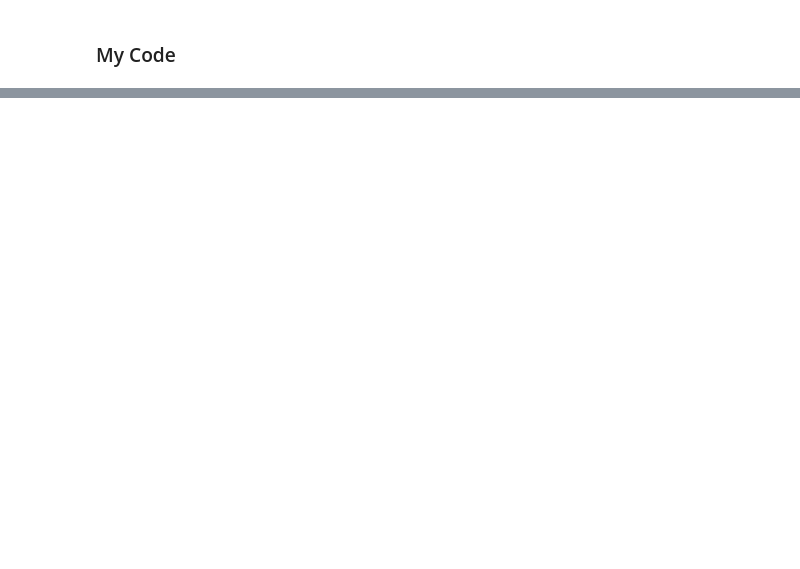
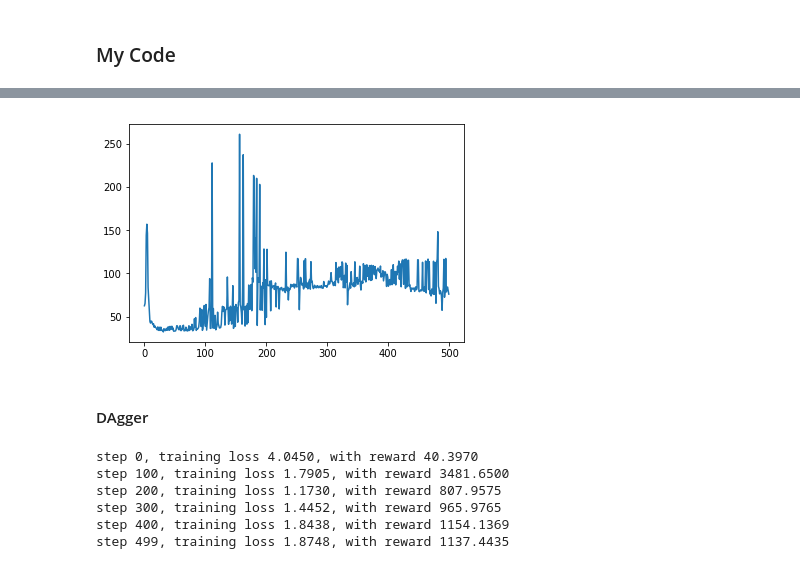
Before and after one commit to smdsbz/CS294-assignment, a Jupyter notebook: hw1/WarmUp.ipynb, the cells around one changed output, grey strips where cells are left out. Cells and saved outputs as stored; diff of their text form; code cells hidden in the pictures; blank space fills up the shorter version.

```diff
--- a/hw1/WarmUp.ipynb
+++ b/hw1/WarmUp.ipynb
@@ -117,0 +125,7 @@ plt.show()
+# %%
+plt.plot(reward_rec)
+plt.show()
+# %% [output]
+[figure, added]
+# %% [markdown]
+#### DAgger
@@ -117,0 +177,40 @@ plt.show()
+# %%
+tf.global_variables_initializer().run()
+
+train_loss_rec = []
+reward_rec = []
+
+for step_cnt in range(500):
+
+    for _ in range(5):
+        DAgger()
+
+    train_size = data_train['observations'].shape[0]
+    perm = np.random.permutation(train_size)
+
+    train_loss_ttl = 0
+
+    for cut in range(0, train_size, 20):
+        train_loss, _ = sess.run([mseloss, train_op],
+                                 feed_dict={
+                                    observ: data_train['observations'][cut:cut + 20],
+                                    action_expert: data_train['actions'][cut:cut + 20]
+                                 })
+        train_loss_ttl += train_loss
+    train_loss_rec.append(train_loss_ttl / train_size)
+    reward_rec.append(run_our_model_once())
+
+    print('step {}, training loss {:.4f}, with reward {:.4f}'.format(step_cnt,
+                                                                     train_loss,
+                                                                     reward_rec[-1]) \
+              + ' ' * 20,
+          end='\r')
+    if step_cnt % 100 == 0:
+        print()  # new line
+# %% [output]
+step 0, training loss 4.0450, with reward 40.3970
+step 100, training loss 1.7905, with reward 3481.6500
+step 200, training loss 1.1730, with reward 807.9575
+step 300, training loss 1.4452, with reward 965.9765
+step 400, training loss 1.8438, with reward 1154.1369
+step 499, training loss 1.8748, with reward 1137.4435
```
Also changed, not shown: parts of 16 cells of this notebook, 2 other files.
